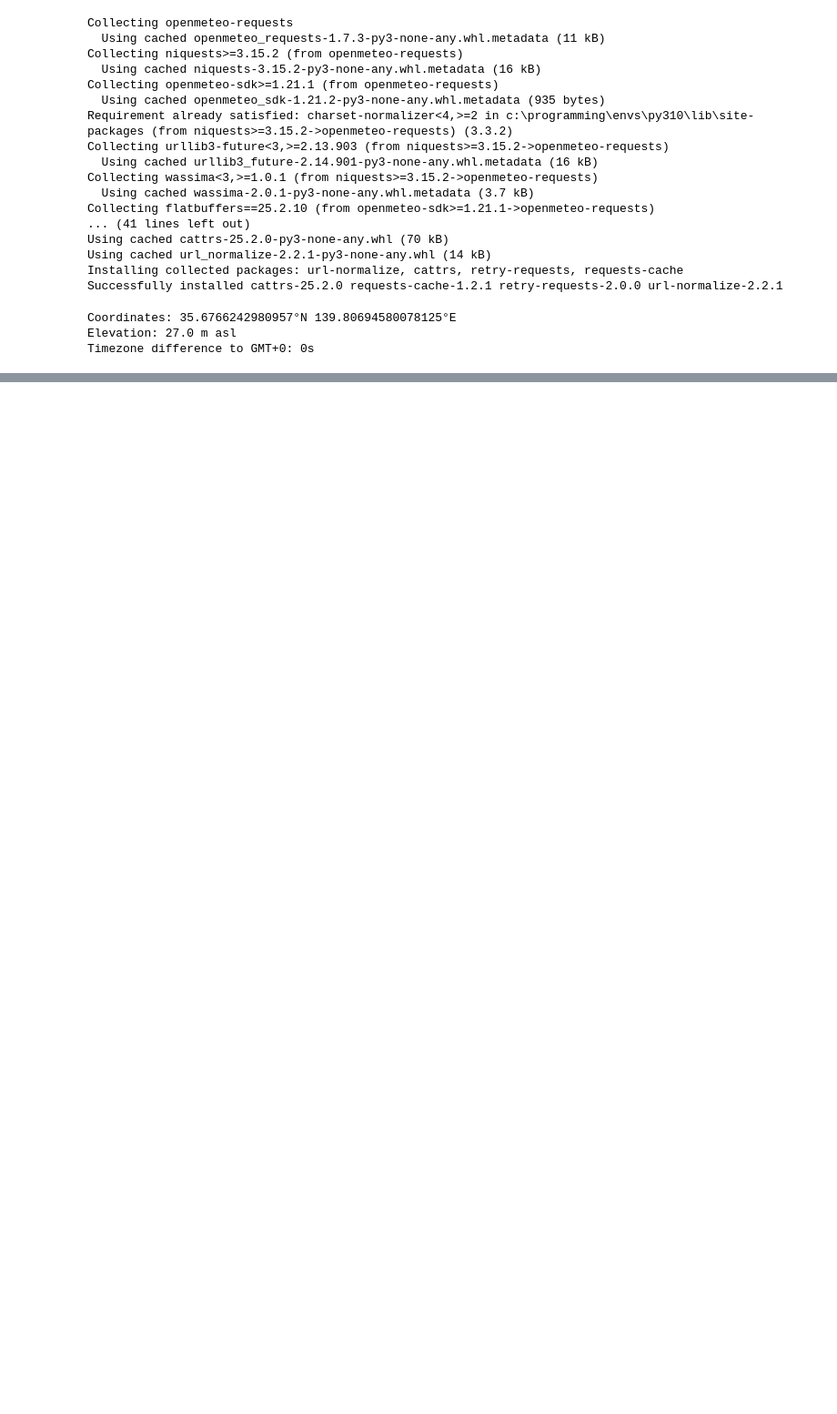
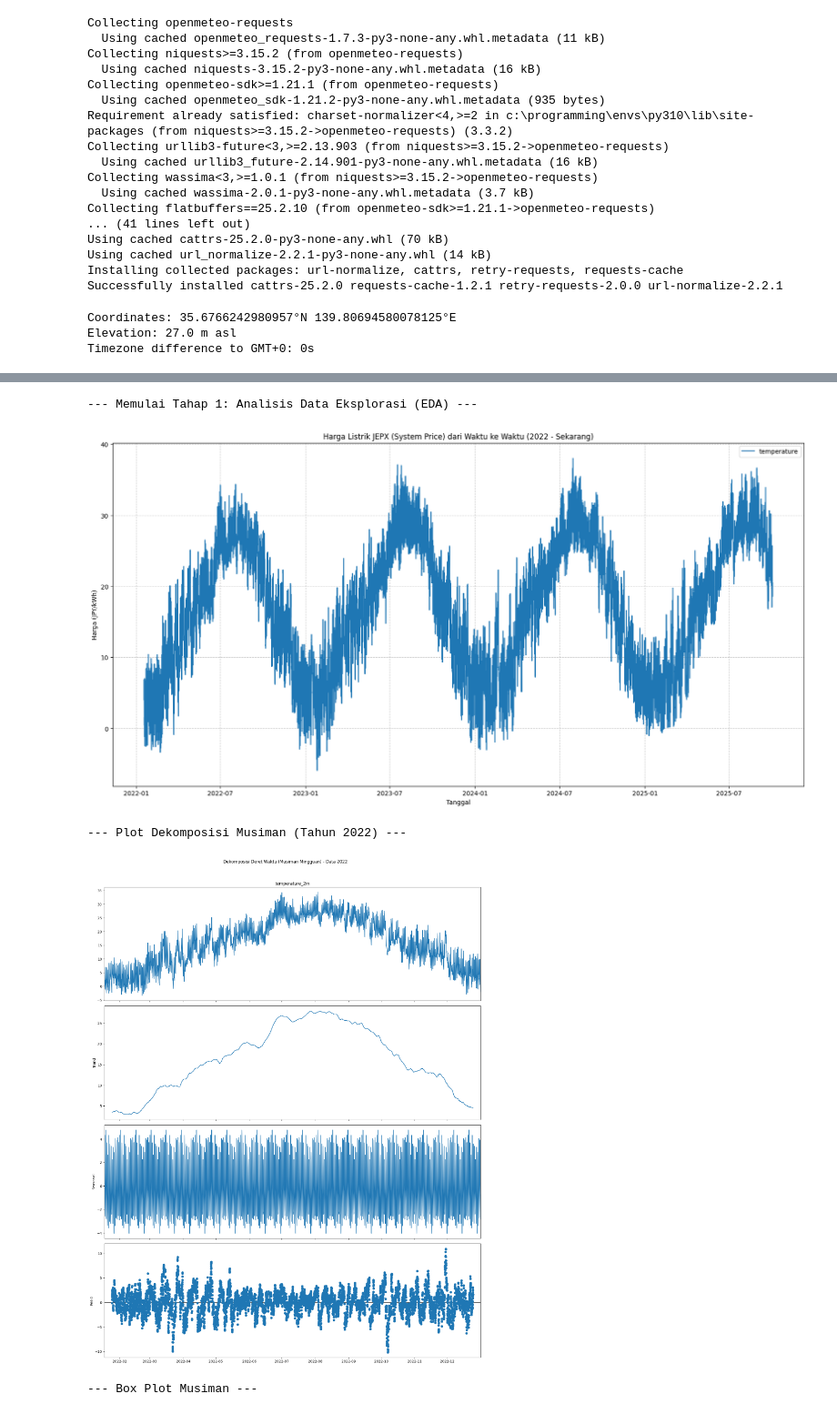
Before and after one commit to Poor1ST/Global-Energy-Forecast, a Jupyter notebook: get_jma.ipynb, the cells around one changed output, grey strips where cells are left out. Shown at 91% size. Drawn from its saved outputs; the diff is of its cells as text; code cells hidden in the pictures; blank space fills up the shorter version.

Commit message:
model with combined data

```diff
--- a/get_jma.ipynb
+++ b/get_jma.ipynb
@@ -37,8 +41,8 @@ url = "https://archive-api.open-meteo.com/v1/archive"
 params = {
 	"latitude": 35.6768601,
 	"longitude": 139.7638947,
-	"start_date": "2022-01-18",
-	"end_date": "2025-10-02",
+	"start_date": "2022-01-01",
+	"end_date": "2025-09-26",
 	"hourly": ["temperature_2m", "relative_humidity_2m", "precipitation", "rain", "snowfall", "pressure_msl", "cloud_cover", "cloud_cover_low", "cloud_cover_high", "cloud_cover_mid", "wind_speed_10m", "wind_direction_10m", "wind_speed_100m", "wind_direction_100m", "weather_code"],
 	# "bounding_box": "-90,-180,90,180",
 }
@@ -116,0 +121,4 @@ Name: temperature_2m, Length: 32496, dtype: float32
+# %%
+hourly_dataframe.rename(columns={'date': 'date_time'}, inplace=True)
+# %%
+df = hourly_dataframe.copy()
@@ -116,0 +140,72 @@ Name: temperature_2m, Length: 32496, dtype: float32
+# %%
+df.set_index('date', inplace=True)
+# %%
+# TAHAP 1: ANALISIS DATA EKSPLORASI (EDA)
+
+print("\n--- Memulai Tahap 1: Analisis Data Eksplorasi (EDA) ---")
+
+# 1.1. Visualisasi Data Awal
+
+TARGET = 'temperature_2m'
+
+# 1.1. Visualisasi Data Awal
+
+# Plot Deret Waktu Keseluruhan
+plt.figure(figsize=(20, 10))
+plt.plot(df.index, df[TARGET], label='temperature')
+plt.title('Harga Listrik JEPX (System Price) dari Waktu ke Waktu (2022 - Sekarang)')
+plt.xlabel('Tanggal')
+plt.ylabel('Harga (JPY/kWh)')
+plt.legend()
+plt.grid(True, linestyle='--', alpha=0.7)
+plt.show()
+
+# ---
+# Catatan: Untuk Dekomposisi Musiman, period=48*7 (48 titik per hari * 7 hari) adalah musiman mingguan
+# Menggunakan data dari tahun 2022
+if '2022' in df.index:
+    print("\n--- Plot Dekomposisi Musiman (Tahun 2022) ---")
+    result_decompose = seasonal_decompose(df[TARGET]['2022'], model='additive', period=48*7)
+    fig = result_decompose.plot()
+    fig.set_size_inches(16, 20)
+    plt.suptitle('Dekomposisi Deret Waktu (Musiman Mingguan) - Data 2022', y=1.02)
+    plt.tight_layout()
+    plt.show()
+else:
+    print("Tidak cukup data untuk dekomposisi tahun 2022, melompati plot dekomposisi.")
+
+
+# ---
+
+# Box Plot Musiman untuk melihat pola harian, mingguan, dan bulanan
+print("\n--- Box Plot Musiman ---")
+fig, axes = plt.subplots(3, 1, figsize=(14, 15), sharex=False)
+
+# Pola Harian (berdasarkan jam)
+sns.boxplot(x=df.index.hour, y=df[TARGET], ax=axes[0]) # Menggunakan axes[0]
+axes[0].set_title('Distribusi Harga Berdasarkan Jam dalam Sehari')
+axes[0].set_xlabel('Jam')
+axes[0].set_ylabel('Harga (JPY/kWh)')
+
+# Pola Mingguan (berdasarkan hari)
+sns.boxplot(x=df.index.dayofweek, y=df[TARGET], ax=axes[1]) # Menggunakan axes[1]
+# PERBAIKAN SINTAKS DI BAWAH INI:
+axes[1].set_title('Distribusi Harga Berdasarkan Hari dalam Seminggu')
+axes[1].set_xlabel('Hari (0=Senin, 6=Minggu)')
+axes[1].set_ylabel('Harga (JPY/kWh)')
+
+# Pola Tahunan (berdasarkan bulan)
+sns.boxplot(x=df.index.month, y=df[TARGET], ax=axes[2]) # Menggunakan axes[2]
+# PERBAIKAN SINTAKS DI BAWAH INI:
+axes[2].set_title('Distribusi Harga Berdasarkan Bulan')
+axes[2].set_xlabel('Bulan')
+axes[2].set_ylabel('Harga (JPY/kWh)')
+
+plt.tight_layout()
+plt.show()
+# %% [output]
+--- Memulai Tahap 1: Analisis Data Eksplorasi (EDA) ---
+[figure, added]
+--- Plot Dekomposisi Musiman (Tahun 2022) ---
+[figure, added]
+--- Box Plot Musiman ---
```
Also changed, not shown: parts of 5 cells of this notebook, 4 other files.
